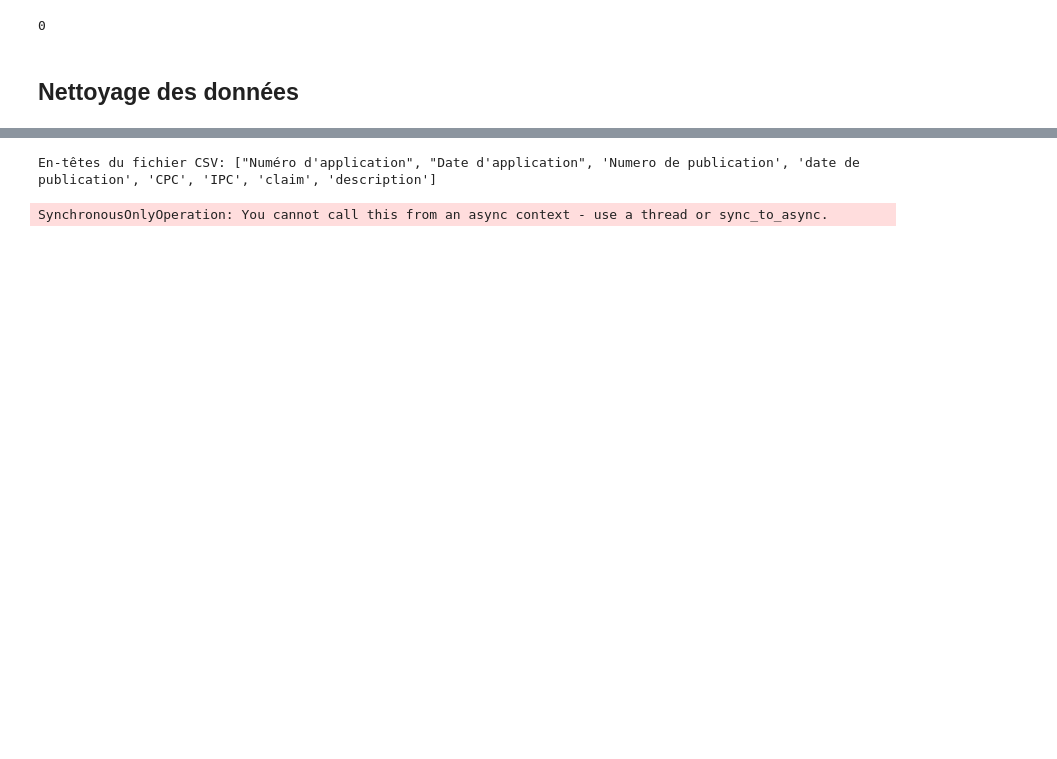
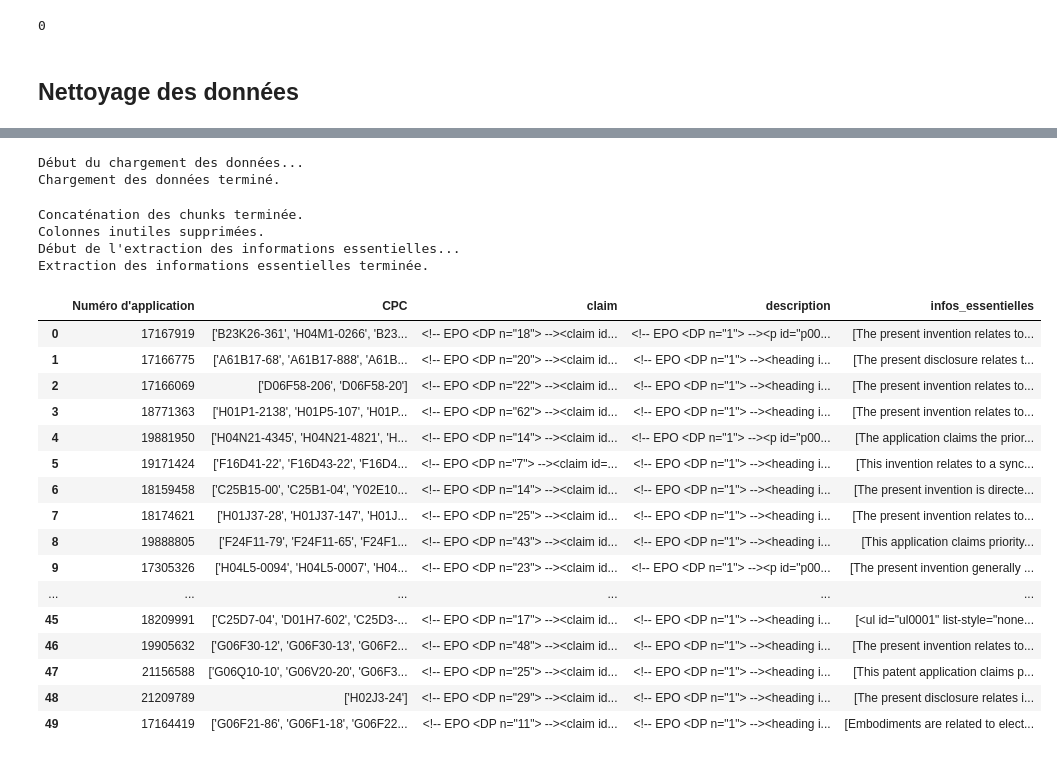
Before and after one commit to ktzkvin/Mastercamp-EXPLAIN, a Jupyter notebook: main.ipynb, the cells around one changed output, grey strips where cells are left out. Saved outputs shown, nothing was run; the diff lists cells and outputs as text; code cells hidden in the pictures; blank space fills up the shorter version.

```diff
--- a/main.ipynb
+++ b/main.ipynb
@@ -42,26 +54,63 @@ df_2.head(3)
 # %%
-import csv
-from myapp.models import Lipstick
+# Charger les données par chunks
+print("Début du chargement des données...")
+df = pd.read_csv('EFREI - LIPSTIP - 50k elements EPO.csv', chunksize=10000)
+print("Chargement des données terminé.")
 
-def load_csv_to_django_model(csv_file_path):
-    with open(csv_file_path, newline='', encoding='utf-8') as csvfile:
-        reader = csv.DictReader(csvfile)
+df_list = []
+for chunk in tqdm(df, desc="Chargement des chunks"):
+    df_list.append(chunk)
 
-        # Afficher les en-têtes pour vérifier
-        print("En-têtes du fichier CSV:", reader.fieldnames)
+df = pd.concat(df_list)
+print("Concaténation des chunks terminée.")
 
-        for row in reader:
-            try:
-                Lipstick.objects.create(
-                    brand=row['Numéro d\'application'].strip(),
-                    color=row['Date d\'application'].strip(),
-                    price=row['Numero de publication'].strip()
-                )
-            except KeyError as e:
-                print(f"Clé manquante dans la ligne: {row} - Erreur: {e}")
+# Sélectionner les colonnes nécessaires
+df_2 = df.drop(columns=['Date d\'application', 'Numero de publication', 'date de publication', 'IPC'])
+print("Colonnes inutiles supprimées.")
 
-csv_file_path = 'D:/PycharmProjects/MasterCamp/EXPLAIN/MastercampEXPLAIN/lipstip.csv'
-load_csv_to_django_model(csv_file_path)
+# Définir la fonction d'extraction d'information essentielle
+def extract_essential_info_regex(xml_text):
+    if not xml_text:
+        return []
+    xml_text = re.sub(r'<!--.*?-->', '', xml_text, flags=re.DOTALL)
+    pattern = re.compile(r'<p[^>]*>(.*?)</p>', re.DOTALL)
+    paragraphs = pattern.findall(xml_text)
+    essential_info = [paragraph.strip() for paragraph in paragraphs]
+    return essential_info
+
+# Assurer qu'il n'y a pas de valeurs nulles dans 'description'
+if df_2['description'].isnull().values.any():
+    print("Il y a des valeurs nulles dans la colonne 'description'.")
+    df_2['description'] = df_2['description'].fillna('')
+
+# Créer la nouvelle colonne pour stocker les informations essentielles extraites
+print("Début de l'extraction des informations essentielles...")
+df_2['infos_essentielles'] = df_2['description'].apply(extract_essential_info_regex)
+print("Extraction des informations essentielles terminée.")
+
+# Afficher les premières lignes pour vérifier les résultats
+df_2.head(50)
 # %% [output]
-En-têtes du fichier CSV: ["Numéro d'application", "Date d'application", 'Numero de publication', 'date de publication', 'CPC', 'IPC', 'claim', 'description']
+Début du chargement des données...
+Chargement des données terminé.
-SynchronousOnlyOperation: You cannot call this from an async context - use a thread or sync_to_async.
+Concaténation des chunks terminée.
+Colonnes inutiles supprimées.
+Début de l'extraction des informations essentielles...
+Extraction des informations essentielles terminée.
+|  | Numéro d'application | CPC | claim | description | infos_essentielles |
+| 0 | 17167919 | ['B23K26-361', 'H04M1-0266', 'B23... | <!-- EPO <DP n="18"> --><claim id... | <!-- EPO <DP n="1"> --><p id="p00... | [The present invention relates to... |
+| 1 | 17166775 | ['A61B17-68', 'A61B17-888', 'A61B... | <!-- EPO <DP n="20"> --><claim id... | <!-- EPO <DP n="1"> --><heading i... | [The present disclosure relates t... |
+| 2 | 17166069 | ['D06F58-206', 'D06F58-20'] | <!-- EPO <DP n="22"> --><claim id... | <!-- EPO <DP n="1"> --><heading i... | [The present invention relates to... |
+| 3 | 18771363 | ['H01P1-2138', 'H01P5-107', 'H01P... | <!-- EPO <DP n="62"> --><claim id... | <!-- EPO <DP n="1"> --><heading i... | [The present invention relates to... |
+| 4 | 19881950 | ['H04N21-4345', 'H04N21-4821', 'H... | <!-- EPO <DP n="14"> --><claim id... | <!-- EPO <DP n="1"> --><p id="p00... | [The application claims the prior... |
+| 5 | 19171424 | ['F16D41-22', 'F16D43-22', 'F16D4... | <!-- EPO <DP n="7"> --><claim id=... | <!-- EPO <DP n="1"> --><heading i... | [This invention relates to a sync... |
+| 6 | 18159458 | ['C25B15-00', 'C25B1-04', 'Y02E10... | <!-- EPO <DP n="14"> --><claim id... | <!-- EPO <DP n="1"> --><heading i... | [The present invention is directe... |
+| 7 | 18174621 | ['H01J37-28', 'H01J37-147', 'H01J... | <!-- EPO <DP n="25"> --><claim id... | <!-- EPO <DP n="1"> --><heading i... | [The present invention relates to... |
+| 8 | 19888805 | ['F24F11-79', 'F24F11-65', 'F24F1... | <!-- EPO <DP n="43"> --><claim id... | <!-- EPO <DP n="1"> --><heading i... | [This application claims priority... |
+| 9 | 17305326 | ['H04L5-0094', 'H04L5-0007', 'H04... | <!-- EPO <DP n="23"> --><claim id... | <!-- EPO <DP n="1"> --><p id="p00... | [The present invention generally ... |
+| ... | ... | ... | ... | ... | ... |
+| 45 | 18209991 | ['C25D7-04', 'D01H7-602', 'C25D3-... | <!-- EPO <DP n="17"> --><claim id... | <!-- EPO <DP n="1"> --><heading i... | [<ul id="ul0001" list-style="none... |
+| 46 | 19905632 | ['G06F30-12', 'G06F30-13', 'G06F2... | <!-- EPO <DP n="48"> --><claim id... | <!-- EPO <DP n="1"> --><heading i... | [The present invention relates to... |
+| 47 | 21156588 | ['G06Q10-10', 'G06V20-20', 'G06F3... | <!-- EPO <DP n="25"> --><claim id... | <!-- EPO <DP n="1"> --><heading i... | [This patent application claims p... |
+| 48 | 21209789 | ['H02J3-24'] | <!-- EPO <DP n="29"> --><claim id... | <!-- EPO <DP n="1"> --><heading i... | [The present disclosure relates i... |
+| 49 | 17164419 | ['G06F21-86', 'G06F1-18', 'G06F22... | <!-- EPO <DP n="11"> --><claim id... | <!-- EPO <DP n="1"> --><heading i... | [Embodiments are related to elect... |
```
Also changed, not shown: parts of 3 cells of this notebook.
